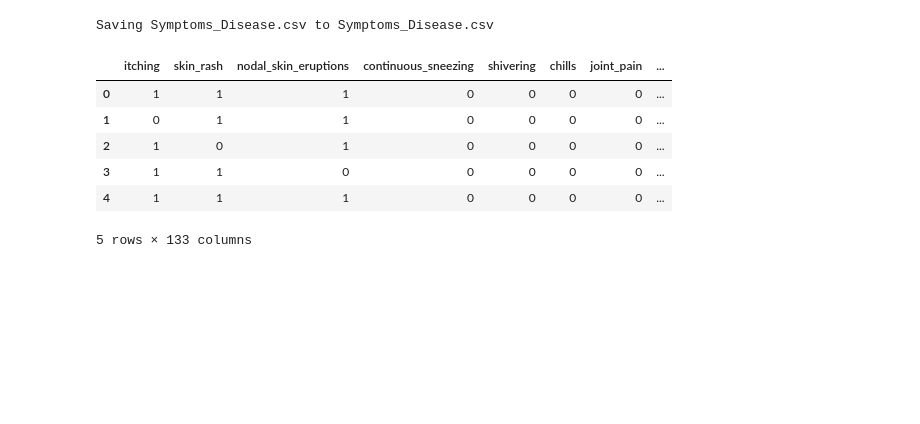
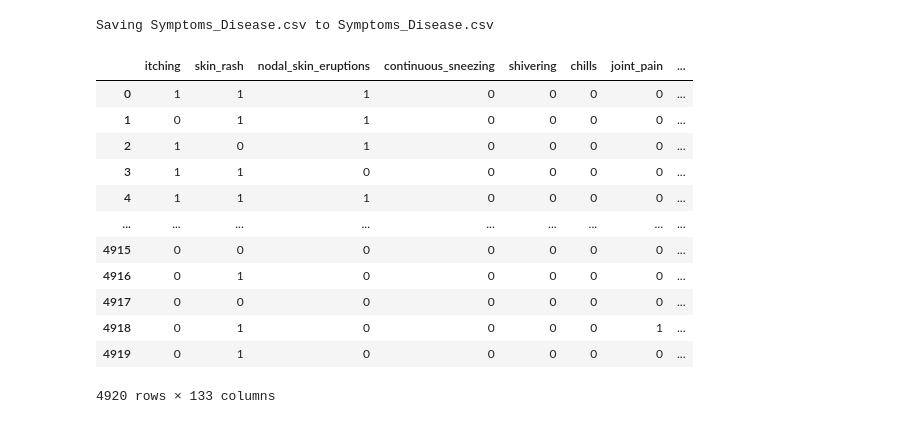
Before and after one commit to salmafr/MediScanAI, a Jupyter notebook: Untitled.ipynb, the cells around one changed output. Cells and saved outputs as stored; diff of their text form; code cells hidden in the pictures; blank space fills up the shorter version.

```diff
--- a/Untitled.ipynb
+++ b/Untitled.ipynb
@@ -13,15 +13,30 @@ df= pd.read_csv('Symptoms_Disease.csv')
 # %% [output]
 [interactive output not drawn]
 Saving Symptoms_Disease.csv to Symptoms_Disease.csv
-# %%
-df.head()
-# %% [output]
-|  | itching | skin_rash | nodal_skin_eruptions | continuous_sneezing | shivering | chills | joint_pain | ... |
-| 0 | 1 | 1 | 1 | 0 | 0 | 0 | 0 | ... |
-| 1 | 0 | 1 | 1 | 0 | 0 | 0 | 0 | ... |
-| 2 | 1 | 0 | 1 | 0 | 0 | 0 | 0 | ... |
-| 3 | 1 | 1 | 0 | 0 | 0 | 0 | 0 | ... |
-| 4 | 1 | 1 | 1 | 0 | 0 | 0 | 0 | ... |
-5 rows × 133 columns
+# %%
+df.replace({'prognosis':{'Fungal infection':0,'Allergy':1,'GERD':2,'Chronic cholestasis':3,'Drug Reaction':4,
+'Peptic ulcer diseae':5,'AIDS':6,'Diabetes ':7,'Gastroenteritis':8,'Bronchial Asthma':9,'Hypertension ':10,
+'Migraine':11,'Cervical spondylosis':12,
+'Paralysis (brain hemorrhage)':13,'Jaundice':14,'Malaria':15,'Chicken pox':16,'Dengue':17,'Typhoid':18,'hepatitis A':19,
+'Hepatitis B':20,'Hepatitis C':21,'Hepatitis D':22,'Hepatitis E':23,'Alcoholic hepatitis':24,'Tuberculosis':25,
+'Common Cold':26,'Pneumonia':27,'Dimorphic hemmorhoids(piles)':28,'Heart attack':29,'Varicose veins':30,'Hypothyroidism':31,
+'Hyperthyroidism':32,'Hypoglycemia':33,'Osteoarthristis':34,'Arthritis':35,
+'(vertigo) Paroymsal  Positional Vertigo':36,'Acne':37,'Urinary tract infection':38,'Psoriasis':39,
+'Impetigo':40}},inplace=True)
+df
+# %% [output]
+|  | itching | skin_rash | nodal_skin_eruptions | continuous_sneezing | shivering | chills | joint_pain | ... |
+| 0 | 1 | 1 | 1 | 0 | 0 | 0 | 0 | ... |
+| 1 | 0 | 1 | 1 | 0 | 0 | 0 | 0 | ... |
+| 2 | 1 | 0 | 1 | 0 | 0 | 0 | 0 | ... |
+| 3 | 1 | 1 | 0 | 0 | 0 | 0 | 0 | ... |
+| 4 | 1 | 1 | 1 | 0 | 0 | 0 | 0 | ... |
+| ... | ... | ... | ... | ... | ... | ... | ... | ... |
+| 4915 | 0 | 0 | 0 | 0 | 0 | 0 | 0 | ... |
+| 4916 | 0 | 1 | 0 | 0 | 0 | 0 | 0 | ... |
+| 4917 | 0 | 0 | 0 | 0 | 0 | 0 | 0 | ... |
+| 4918 | 0 | 1 | 0 | 0 | 0 | 0 | 1 | ... |
+| 4919 | 0 | 1 | 0 | 0 | 0 | 0 | 0 | ... |
+4920 rows × 133 columns
 # %%
 from sklearn.model_selection import train_test_split
```
Also changed, not shown: parts of 2 cells of this notebook.
